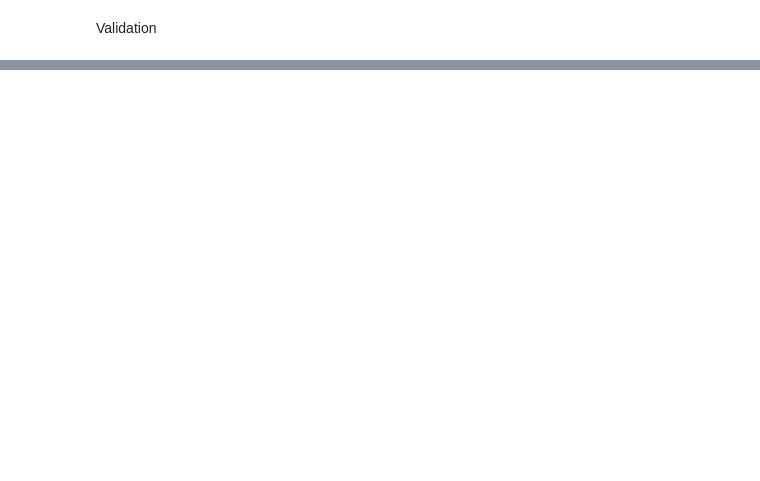
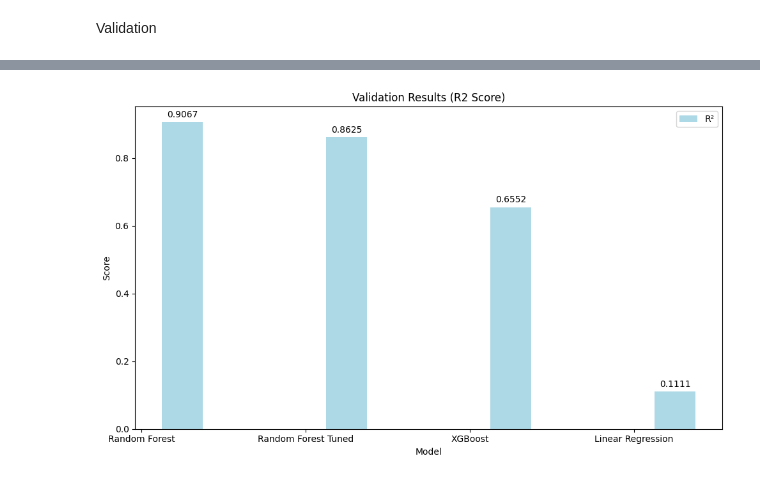
Before and after one commit to mohan0907-lab/project, a Jupyter notebook: Data_Science_Project.ipynb, the cells around one changed output, grey strips where cells are left out. Cells and saved outputs as stored; diff of their text form; code cells hidden in the pictures; blank space fills up the shorter version.

```diff
--- a/Data_Science_Project.ipynb
+++ b/Data_Science_Project.ipynb
@@ -520,32 +581,34 @@ import numpy as np
 # Data
 model_names = ['Random Forest','Random Forest Tuned', 'XGBoost', 'Linear Regression']
 mse = [0.0001, 0.0002, 0.0005, 0.0025]
-r2 = [0.9067, 0.8625, 0.6552, -0.5947]
+r2 = [0.9067, 0.8625, 0.6552, 0.1111]
 
 # Bar settings
 x = np.arange(len(model_names))
 width = 0.25
 
 # Plot
 fig, ax = plt.subplots(figsize=(10, 6))
 
 # Define colors for each bar
-colors = ['lightblue', 'lightblue','lightblue','red']
+colors = ['lightblue', 'lightblue','lightblue','lightblue']
 bars3 = ax.bar(x + width, r2, width, label='R²', color = colors)
 
 ax.bar_label(bars3, fmt='%.4f', padding=3)
 
 
 
 # Labels and title
 ax.set_xlabel('Model')
 ax.set_ylabel('Score')
 ax.set_title('Validation Results (R2 Score)')
 ax.set_xticks(x)
 ax.set_xticklabels(model_names)
 ax.legend()
 
 
 # Layout
 plt.tight_layout()
 plt.show()
+# %% [output]
+[figure, added]
```
Also changed, not shown: parts of 13 cells of this notebook.
